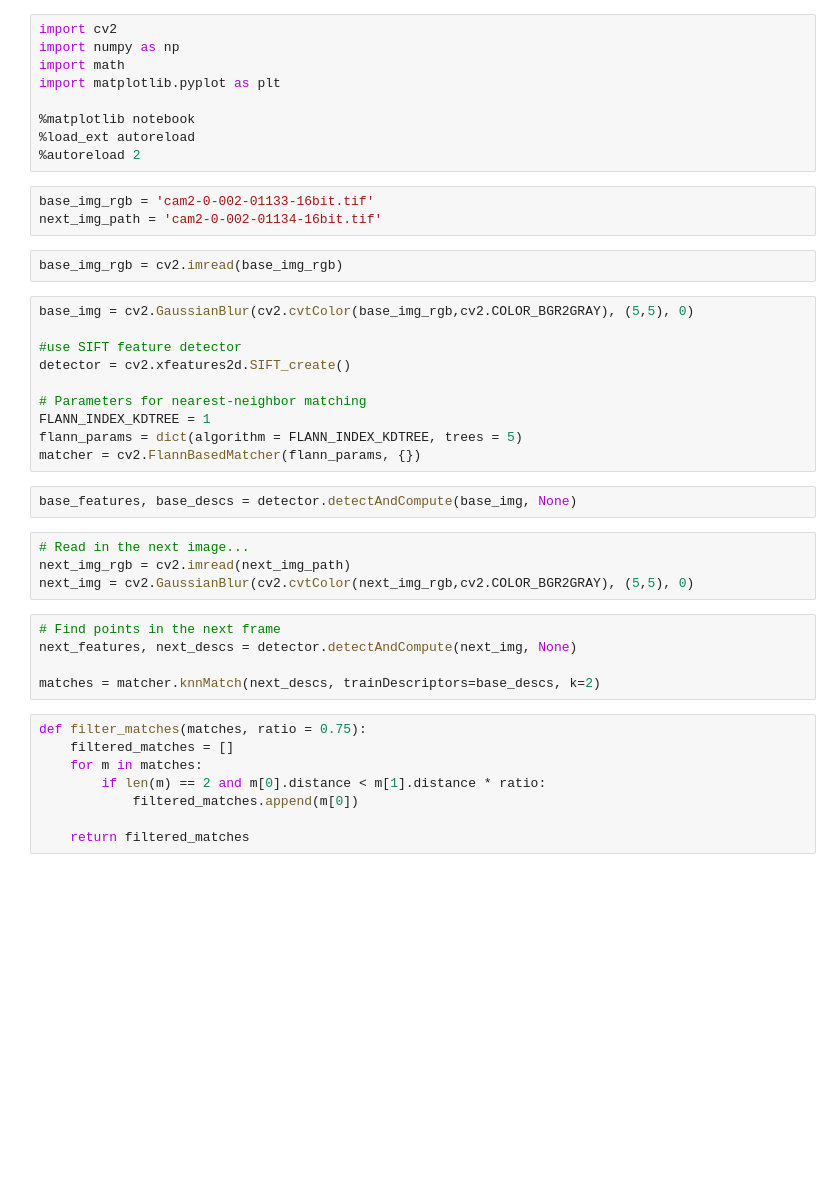
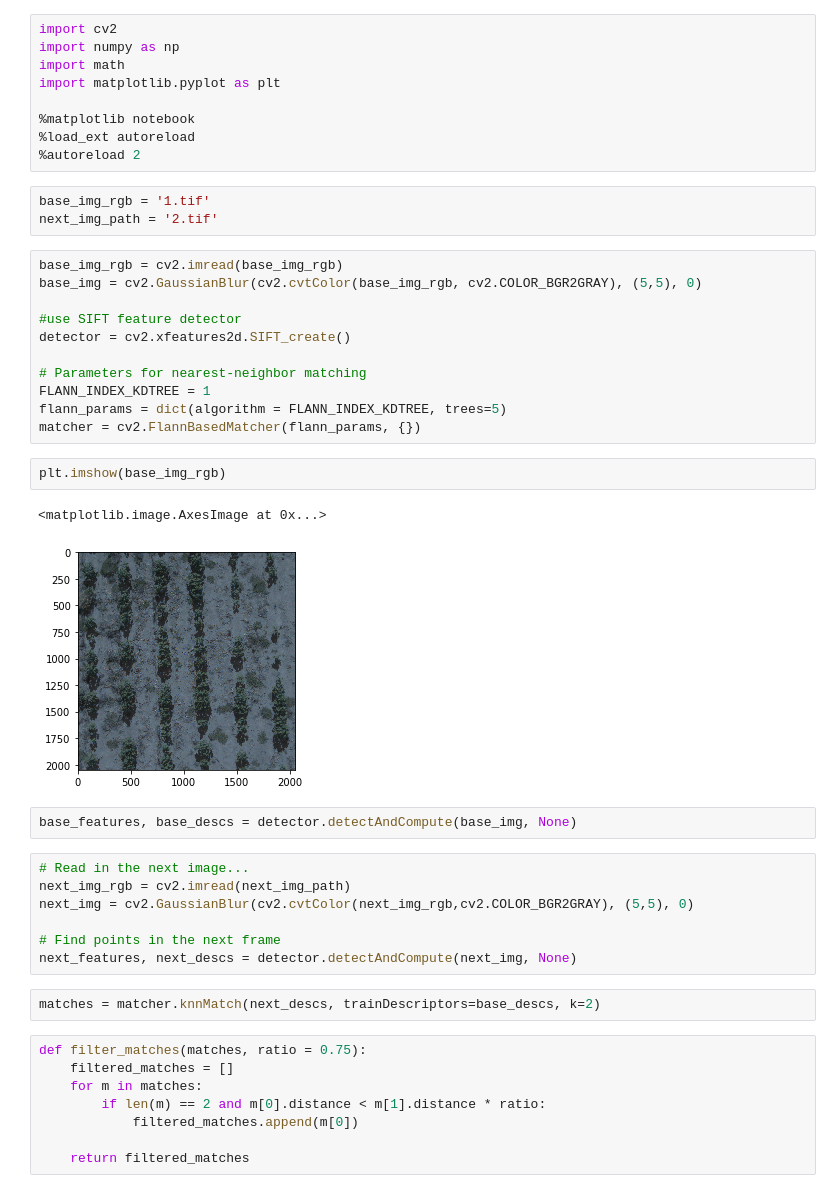
Before and after one commit to jiajuns/image-stitching, a Jupyter notebook: stitching_demo.ipynb, the cells around one changed output. Saved outputs shown, nothing was run; the diff lists cells and outputs as text; blank space fills up the shorter version.

```diff
--- a/stitching_demo.ipynb
+++ b/stitching_demo.ipynb
@@ -7,31 +7,35 @@ import matplotlib.pyplot as plt
 %matplotlib notebook
 %load_ext autoreload
 %autoreload 2
-# %%
-base_img_rgb = 'cam2-0-002-01133-16bit.tif'
-next_img_path = 'cam2-0-002-01134-16bit.tif'
-# %%
-base_img_rgb = cv2.imread(base_img_rgb)
+# %%
+base_img_rgb = '1.tif'
+next_img_path = '2.tif'
 # %%
-base_img = cv2.GaussianBlur(cv2.cvtColor(base_img_rgb,cv2.COLOR_BGR2GRAY), (5,5), 0)
+base_img_rgb = cv2.imread(base_img_rgb)
+base_img = cv2.GaussianBlur(cv2.cvtColor(base_img_rgb, cv2.COLOR_BGR2GRAY), (5,5), 0)
 
 #use SIFT feature detector
 detector = cv2.xfeatures2d.SIFT_create()
 
 # Parameters for nearest-neighbor matching
 FLANN_INDEX_KDTREE = 1
-flann_params = dict(algorithm = FLANN_INDEX_KDTREE, trees = 5)
+flann_params = dict(algorithm = FLANN_INDEX_KDTREE, trees=5)
 matcher = cv2.FlannBasedMatcher(flann_params, {})
+# %%
+plt.imshow(base_img_rgb)
+# %% [output]
+<matplotlib.image.AxesImage at 0x...>
+[figure, added]
 # %%
 base_features, base_descs = detector.detectAndCompute(base_img, None)
 # %%
 # Read in the next image...
 next_img_rgb = cv2.imread(next_img_path)
 next_img = cv2.GaussianBlur(cv2.cvtColor(next_img_rgb,cv2.COLOR_BGR2GRAY), (5,5), 0)
+
+# Find points in the next frame
+next_features, next_descs = detector.detectAndCompute(next_img, None)
 # %%
-# Find points in the next frame
-next_features, next_descs = detector.detectAndCompute(next_img, None)
-
 matches = matcher.knnMatch(next_descs, trainDescriptors=base_descs, k=2)
 # %%
 def filter_matches(matches, ratio = 0.75):
```
Also changed, not shown: parts of 6 cells of this notebook, 1 other file.
